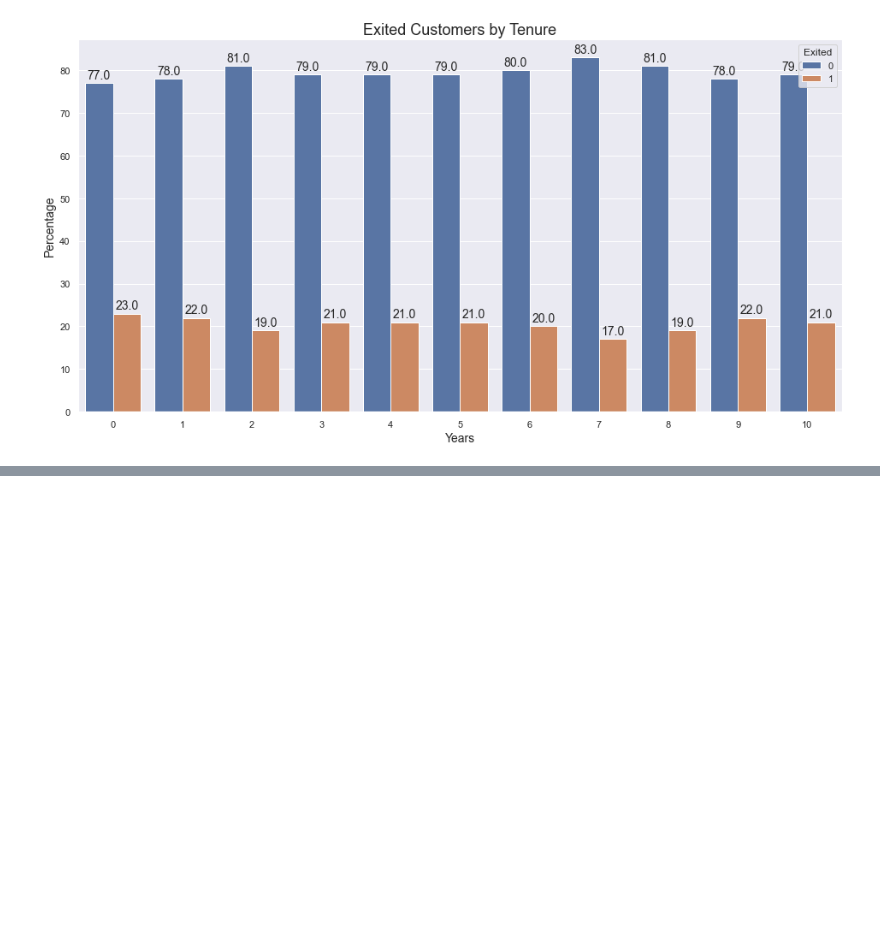
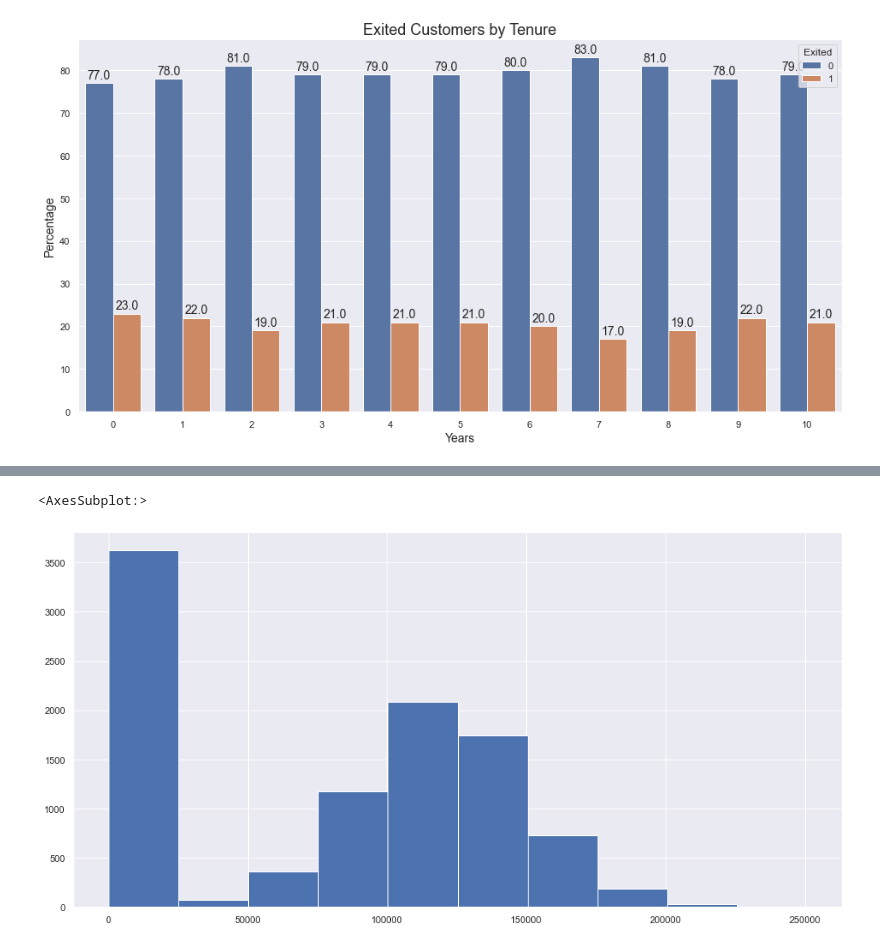
Before and after one commit to felipedmnq/churn-prediction, a Jupyter notebook: notebooks/C1_churn.ipynb, the cells around one changed output, grey strips where cells are left out. Drawn from its saved outputs; the diff is of its cells as text; code cells hidden in the pictures; blank space fills up the shorter version.

```diff
--- a/notebooks/C1_churn.ipynb
+++ b/notebooks/C1_churn.ipynb
@@ -245,0 +260,5 @@ Pass the following variables as keyword args: x, y. From version 0.12, the only
+# %%
+df['Balance'].hist()
+# %% [output]
+<AxesSubplot:>
+[figure, added]
```
Also changed, not shown: parts of 10 cells of this notebook.
